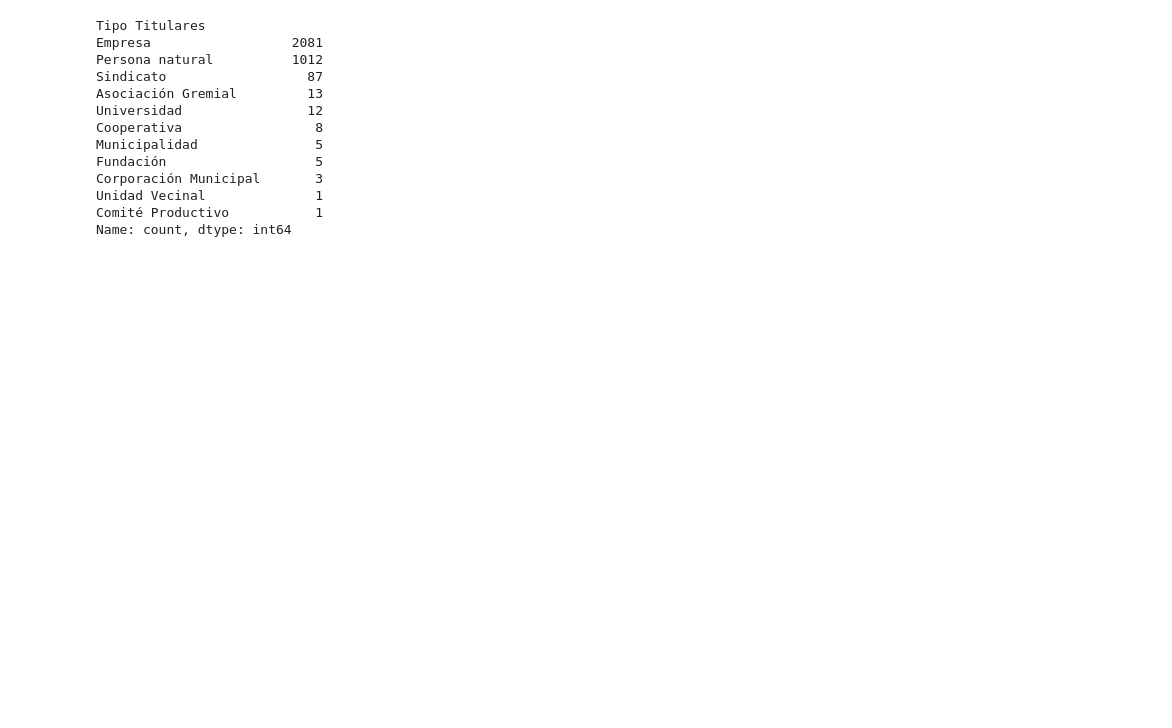
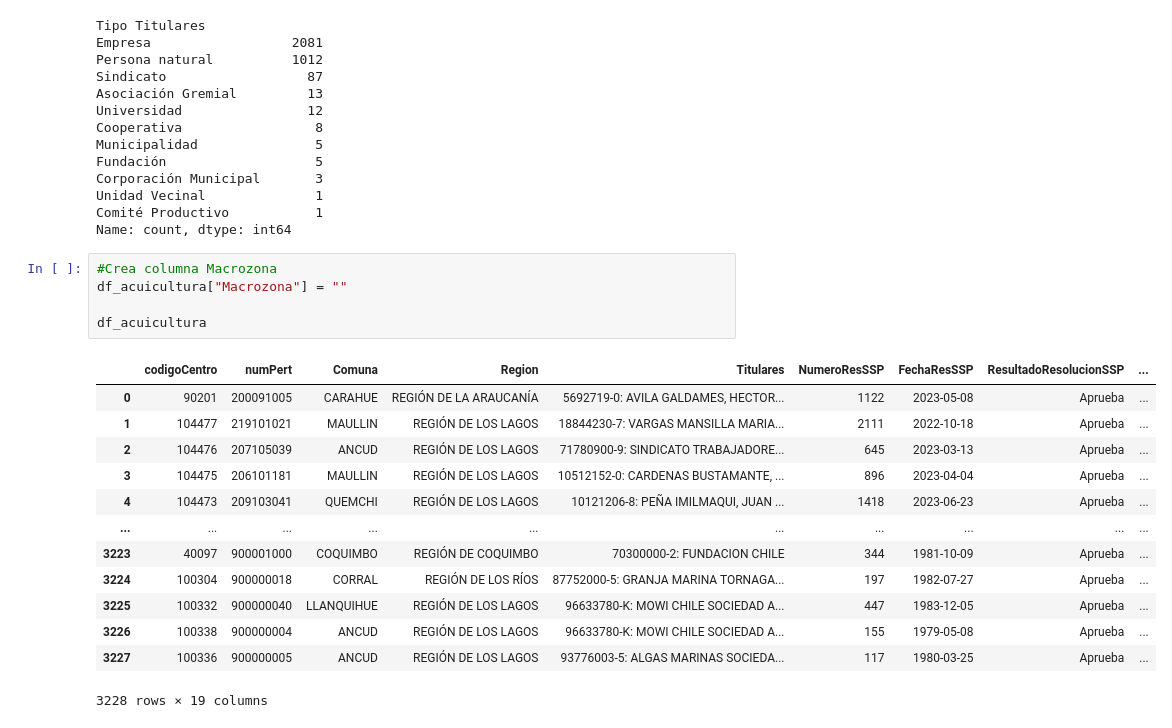
Before and after one commit to principioincertidumbre/proyecto-final, a Jupyter notebook: Notebooks_acuicultura/3_Creacion_de_Variables.ipynb, the cells around one changed output. Drawn from its saved outputs; the diff is of its cells as text; blank space fills up the shorter version.

Commit message:
Crea variable Macrozona

```diff
--- a/Notebooks_acuicultura/3_Creacion_de_Variables.ipynb
+++ b/Notebooks_acuicultura/3_Creacion_de_Variables.ipynb
@@ -107,3 +107,22 @@ Corporación Municipal       3
 Unidad Vecinal              1
 Comité Productivo           1
 Name: count, dtype: int64
+# %%
+#Crea columna Macrozona
+df_acuicultura["Macrozona"] = ""
+
+df_acuicultura
+# %% [output]
+|  | codigoCentro | numPert | Comuna | Region | Titulares | NumeroResSSP | FechaResSSP | ResultadoResolucionSSP | ... |
+| 0 | 90201 | 200091005 | CARAHUE | REGIÓN DE LA ARAUCANÍA | 5692719-0: AVILA GALDAMES, HECTOR... | 1122 | 2023-05-08 | Aprueba | ... |
+| 1 | 104477 | 219101021 | MAULLIN | REGIÓN DE LOS LAGOS | 18844230-7: VARGAS MANSILLA MARIA... | 2111 | 2022-10-18 | Aprueba | ... |
+| 2 | 104476 | 207105039 | ANCUD | REGIÓN DE LOS LAGOS | 71780900-9: SINDICATO TRABAJADORE... | 645 | 2023-03-13 | Aprueba | ... |
+| 3 | 104475 | 206101181 | MAULLIN | REGIÓN DE LOS LAGOS | 10512152-0: CARDENAS BUSTAMANTE, ... | 896 | 2023-04-04 | Aprueba | ... |
+| 4 | 104473 | 209103041 | QUEMCHI | REGIÓN DE LOS LAGOS | 10121206-8: PEÑA IMILMAQUI, JUAN ... | 1418 | 2023-06-23 | Aprueba | ... |
+| ... | ... | ... | ... | ... | ... | ... | ... | ... | ... |
+| 3223 | 40097 | 900001000 | COQUIMBO | REGIÓN DE COQUIMBO | 70300000-2: FUNDACION CHILE | 344 | 1981-10-09 | Aprueba | ... |
+| 3224 | 100304 | 900000018 | CORRAL | REGIÓN DE LOS RÍOS | 87752000-5: GRANJA MARINA TORNAGA... | 197 | 1982-07-27 | Aprueba | ... |
+| 3225 | 100332 | 900000040 | LLANQUIHUE | REGIÓN DE LOS LAGOS | 96633780-K: MOWI CHILE SOCIEDAD A... | 447 | 1983-12-05 | Aprueba | ... |
+| 3226 | 100338 | 900000004 | ANCUD | REGIÓN DE LOS LAGOS | 96633780-K: MOWI CHILE SOCIEDAD A... | 155 | 1979-05-08 | Aprueba | ... |
+| 3227 | 100336 | 900000005 | ANCUD | REGIÓN DE LOS LAGOS | 93776003-5: ALGAS MARINAS SOCIEDA... | 117 | 1980-03-25 | Aprueba | ... |
+3228 rows × 19 columns
```
Also changed, not shown: parts of 3 cells of this notebook.
